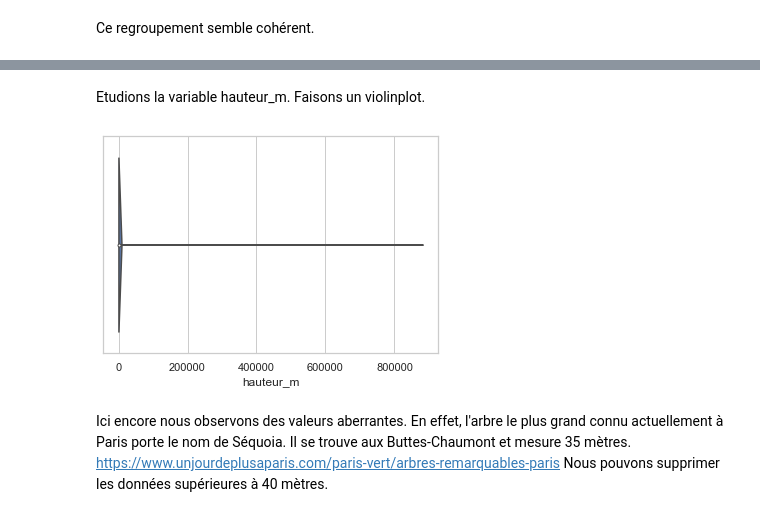
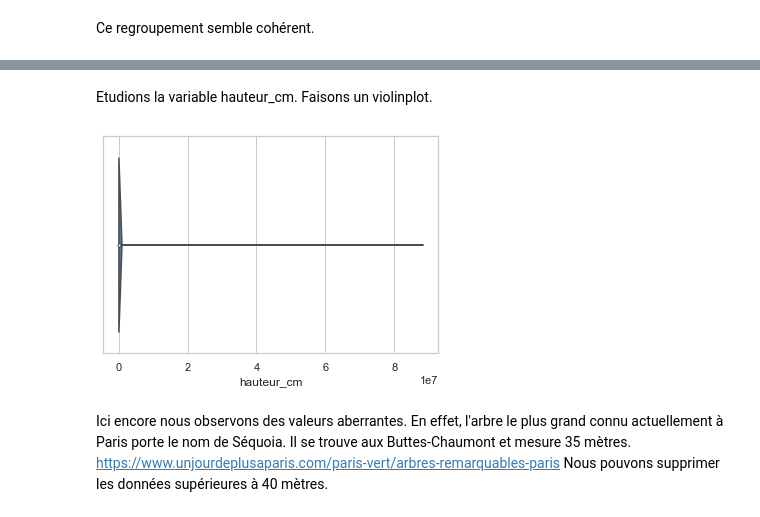
Before and after one commit to AurelieAAN/OP_Projet2, a Jupyter notebook: Scripts_Analyse01.ipynb, the cells around one changed output, grey strips where cells are left out. Cells and saved outputs as stored; diff of their text form; code cells hidden in the pictures.

```diff
--- a/Scripts_Analyse01.ipynb
+++ b/Scripts_Analyse01.ipynb
@@ -386,10 +386,10 @@ data['reg_circonference_cm'].value_counts(normalize=True).plot(kind='bar')
 # %% [markdown]
-Etudions la variable hauteur_m. Faisons un violinplot.
+Etudions la variable hauteur_cm. Faisons un violinplot.
 # %%
 sns.set_theme(style="whitegrid")
-ax = sns.violinplot(x=data["hauteur_m"])
+ax = sns.violinplot(x=data["hauteur_cm"])
 # %% [output]
-[figure, old version]
+[figure, new version]
 # %% [markdown]
 Ici encore nous observons des valeurs aberrantes.
 En effet, l'arbre le plus grand connu actuellement à Paris porte le nom de Séquoia. Il se trouve aux Buttes-Chaumont et mesure 35 mètres.
```
Also changed, not shown: parts of 29 cells of this notebook.
